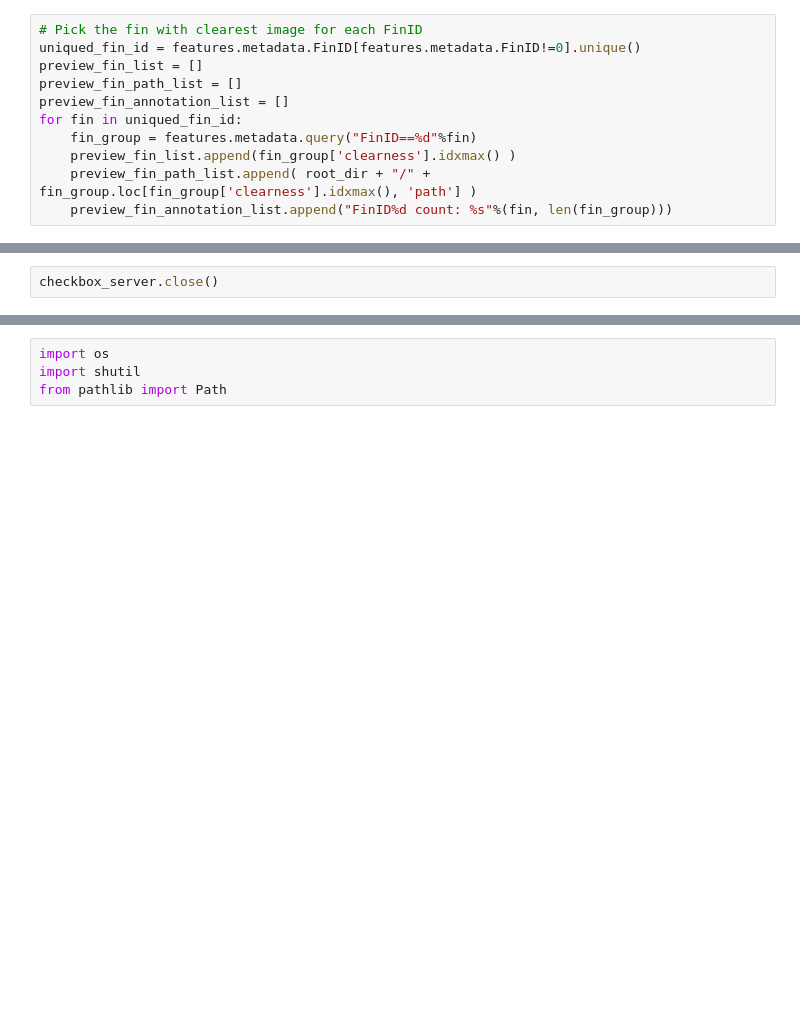
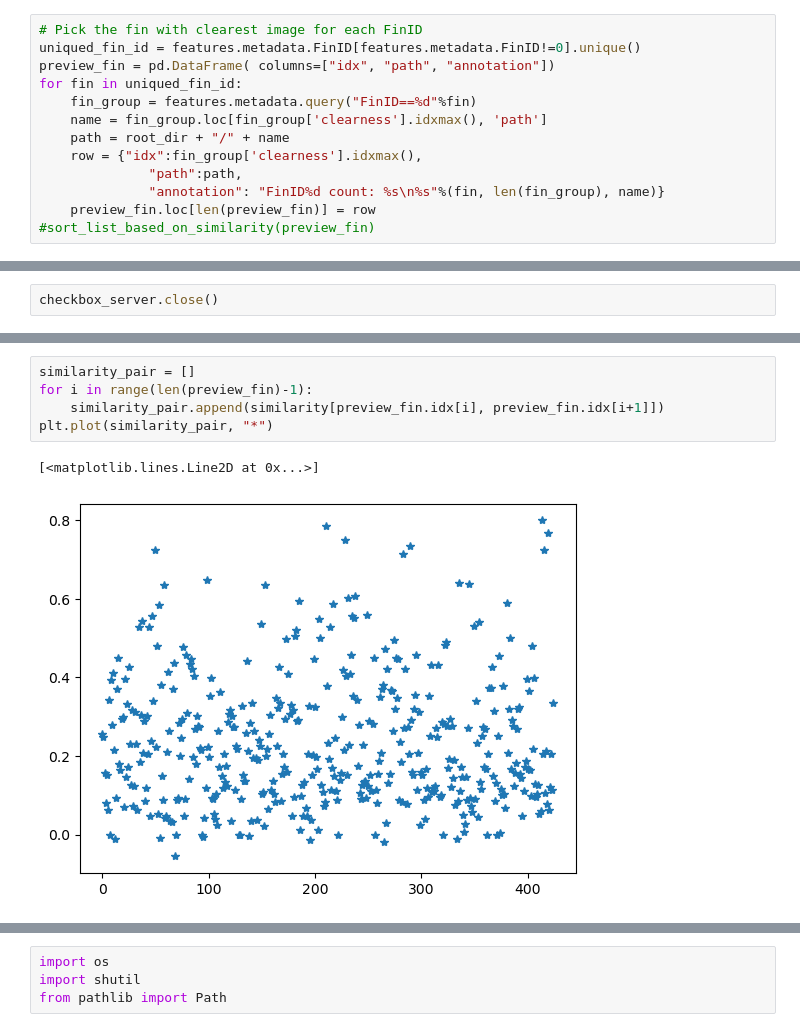
Before and after one commit to JiangXL/Doris, a Jupyter notebook: Step6_merge_preview.ipynb, the cells around one changed output, grey strips where cells are left out. Cells and saved outputs as stored; diff of their text form; blank space fills up the shorter version.

```diff
--- a/Step6_merge_preview.ipynb
+++ b/Step6_merge_preview.ipynb
@@ -38,17 +40,19 @@ def imshow_fin_image_from_label(label):
                                        + ' ' + "%d"%index
                                        + ' ' + features.metadata.loc[index, 'path'][-15:])
     image_grid.image_grid(file_list, top=100, text=annotation_list)
-# %%
-# Pick the fin with clearest image for each FinID
-uniqued_fin_id = features.metadata.FinID[features.metadata.FinID!=0].unique()
-preview_fin_list = []
-preview_fin_path_list = []
-preview_fin_annotation_list = []
-for fin in uniqued_fin_id:
-    fin_group = features.metadata.query("FinID==%d"%fin)
-    preview_fin_list.append(fin_group['clearness'].idxmax() )
-    preview_fin_path_list.append( root_dir + "/" + fin_group.loc[fin_group['clearness'].idxmax(), 'path'] )
-    preview_fin_annotation_list.append("FinID%d count: %s"%(fin, len(fin_group)))
+# %%
+# Pick the fin with clearest image for each FinID
+uniqued_fin_id = features.metadata.FinID[features.metadata.FinID!=0].unique()
+preview_fin = pd.DataFrame( columns=["idx", "path", "annotation"])
+for fin in uniqued_fin_id:
+    fin_group = features.metadata.query("FinID==%d"%fin)
+    name = fin_group.loc[fin_group['clearness'].idxmax(), 'path']
+    path = root_dir + "/" + name
+    row = {"idx":fin_group['clearness'].idxmax(),
+              "path":path,
+              "annotation": "FinID%d count: %s\n%s"%(fin, len(fin_group), name)}
+    preview_fin.loc[len(preview_fin)] = row
+#sort_list_based_on_similarity(preview_fin)
 # %%
 import multiprocessing.connection
 # %%
@@ -92,0 +109,8 @@ def merge_fin():
+# %%
+similarity_pair = []
+for i in range(len(preview_fin)-1):
+    similarity_pair.append(similarity[preview_fin.idx[i], preview_fin.idx[i+1]])
+plt.plot(similarity_pair, "*")
+# %% [output]
+[<matplotlib.lines.Line2D at 0x...>]
+[figure, added]
```
Also changed, not shown: parts of 23 cells of this notebook, 28 other files.
